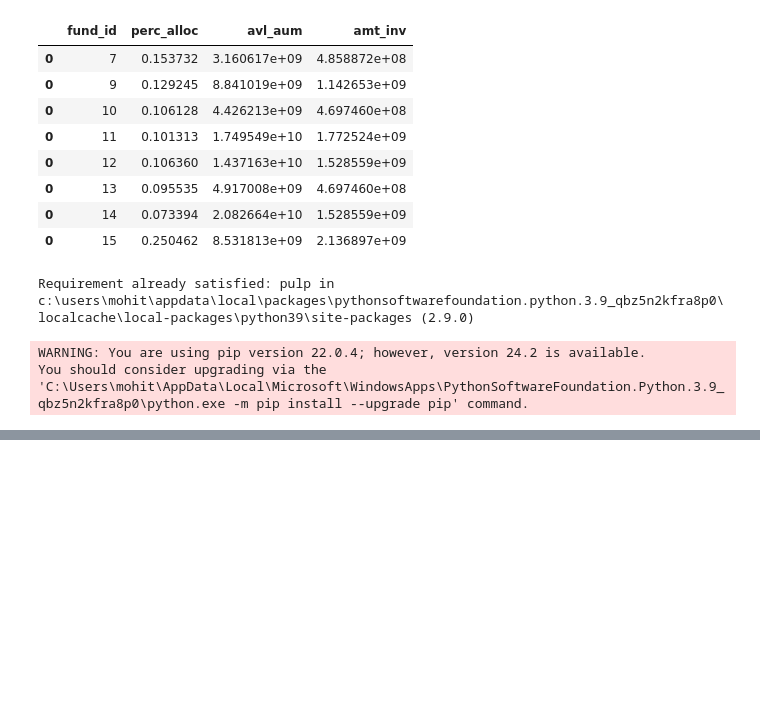
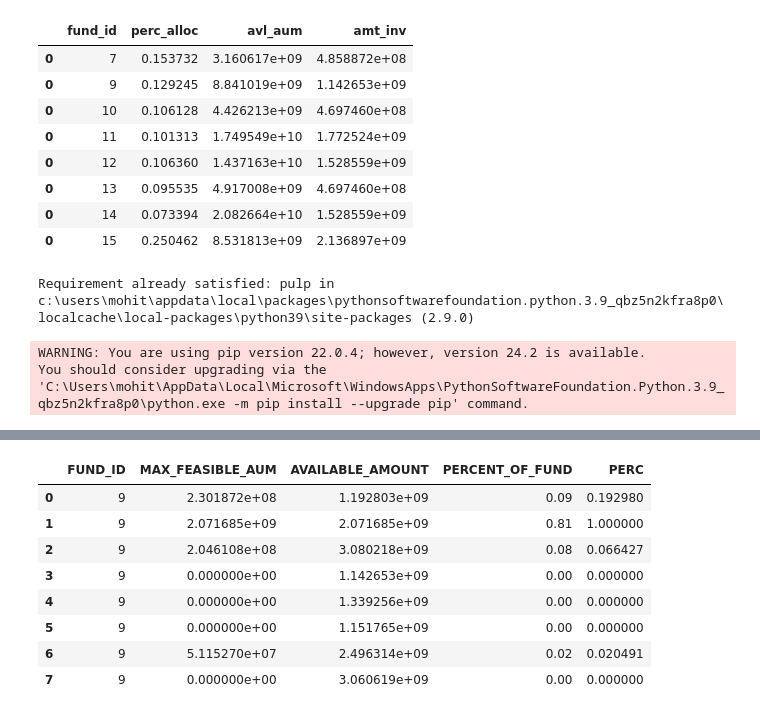
Before and after one commit to hardik-05/Fid-Case-Study, a Jupyter notebook: Funds_Mapping/fund_alloc.ipynb, the cells around one changed output, grey strips where cells are left out. Drawn from its saved outputs; the diff is of its cells as text; code cells hidden in the pictures; blank space fills up the shorter version.

```diff
--- a/Funds_Mapping/fund_alloc.ipynb
+++ b/Funds_Mapping/fund_alloc.ipynb
@@ -191,0 +237,14 @@ Investable Amount in Asset Class 7 = 782095440.0000001
+# %%
+asset_level_df['PERC'] = asset_level_df['MAX_FEASIBLE_AUM']/asset_level_df['AVAILABLE_AMOUNT']
+# %%
+asset_level_df[asset_level_df['FUND_ID']==9]
+# %% [output]
+|  | FUND_ID | MAX_FEASIBLE_AUM | AVAILABLE_AMOUNT | PERCENT_OF_FUND | PERC |
+| 0 | 9 | 2.301872e+08 | 1.192803e+09 | 0.09 | 0.192980 |
+| 1 | 9 | 2.071685e+09 | 2.071685e+09 | 0.81 | 1.000000 |
+| 2 | 9 | 2.046108e+08 | 3.080218e+09 | 0.08 | 0.066427 |
+| 3 | 9 | 0.000000e+00 | 1.142653e+09 | 0.00 | 0.000000 |
+| 4 | 9 | 0.000000e+00 | 1.339256e+09 | 0.00 | 0.000000 |
+| 5 | 9 | 0.000000e+00 | 1.151765e+09 | 0.00 | 0.000000 |
+| 6 | 9 | 5.115270e+07 | 2.496314e+09 | 0.02 | 0.020491 |
+| 7 | 9 | 0.000000e+00 | 3.060619e+09 | 0.00 | 0.000000 |
```
Also changed, not shown: parts of 6 cells of this notebook, 1 other file.
